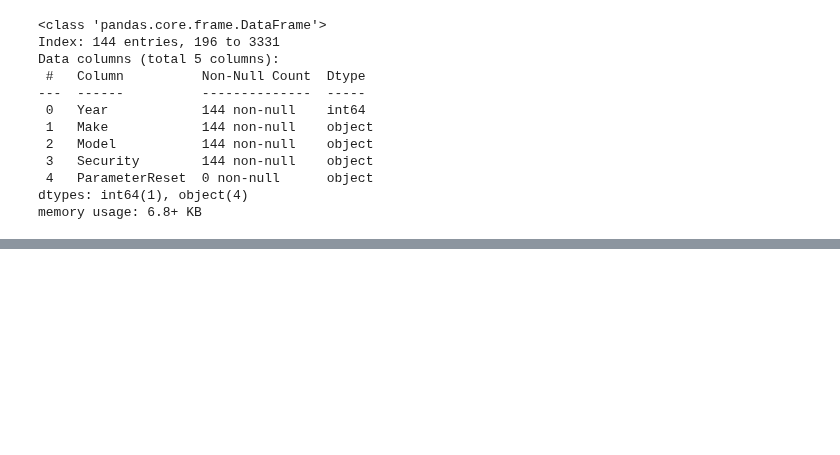
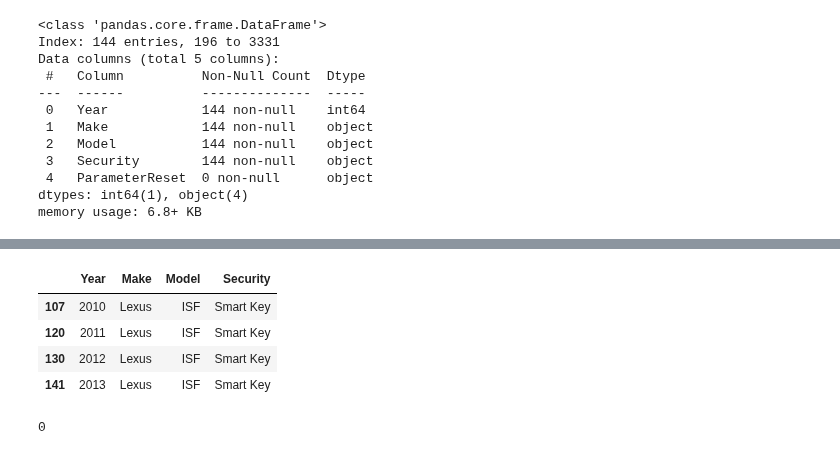
Before and after one commit to weversonbarbieri/automotive_immobilizer_app, a Jupyter notebook: notesbooks/df_lexus.ipynb, the cells around one changed output, grey strips where cells are left out. Cells and saved outputs as stored; diff of their text form; code cells hidden in the pictures; blank space fills up the shorter version.

Commit message:
commit Lexus notebook and dataframe after updates: removed duplicated rows

```diff
--- a/notesbooks/df_lexus.ipynb
+++ b/notesbooks/df_lexus.ipynb
@@ -149,3 +149,15 @@ df_lexus = df_lexus.reset_index()
 # %%
 # Drop columns 'ParameterReset' and 'index' w/ the old indexes
 df_lexus_updated = df_lexus.drop(['index', 'ParameterReset'], axis=1)
+# %%
+# Check the duplicated rows and save them in a new dataframe
+lexus_ducplcates_rows = df_lexus_updated[df_lexus_updated.duplicated()]
+# %%
+# Print the duplicated rows
+lexus_ducplcates_rows
+# %% [output]
+|  | Year | Make | Model | Security |
+| 107 | 2010 | Lexus | ISF | Smart Key |
+| 120 | 2011 | Lexus | ISF | Smart Key |
+| 130 | 2012 | Lexus | ISF | Smart Key |
+| 141 | 2013 | Lexus | ISF | Smart Key |
@@ -152,3 +167,8 @@ df_lexus_updated = df_lexus.drop(['index', 'ParameterReset'], axis=1)
+# %%
+# Check if the duplicated rows were dropped
+df_lexus_dropped_duplicates.duplicated().sum()
+# %% [output]
+0
 # %%
 # Download the scion df to .pkl file format
 df_lexus_updated.to_excel('df_lexus_updated.xlsx')
```
Also changed, not shown: parts of 5 cells of this notebook, 14 other files.
